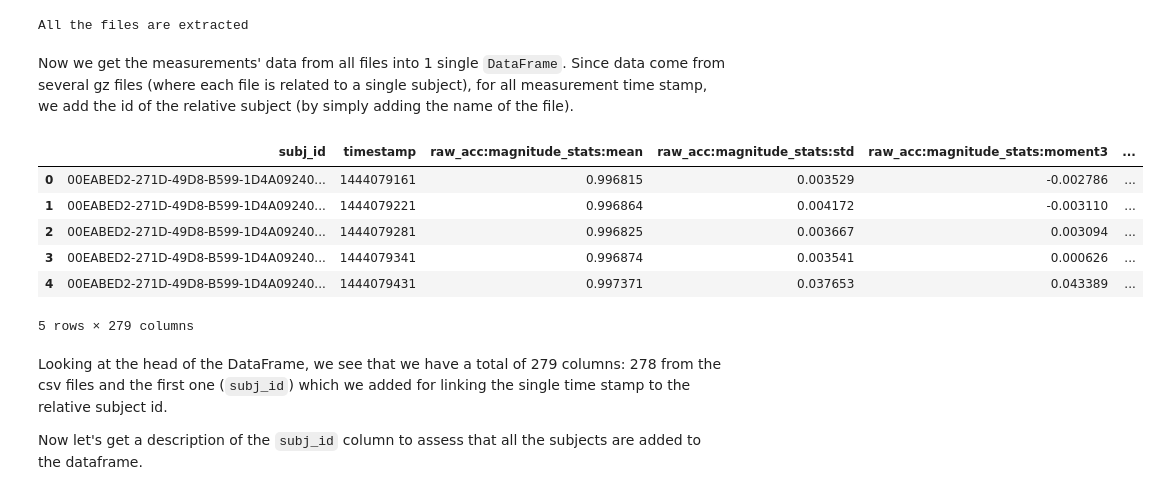
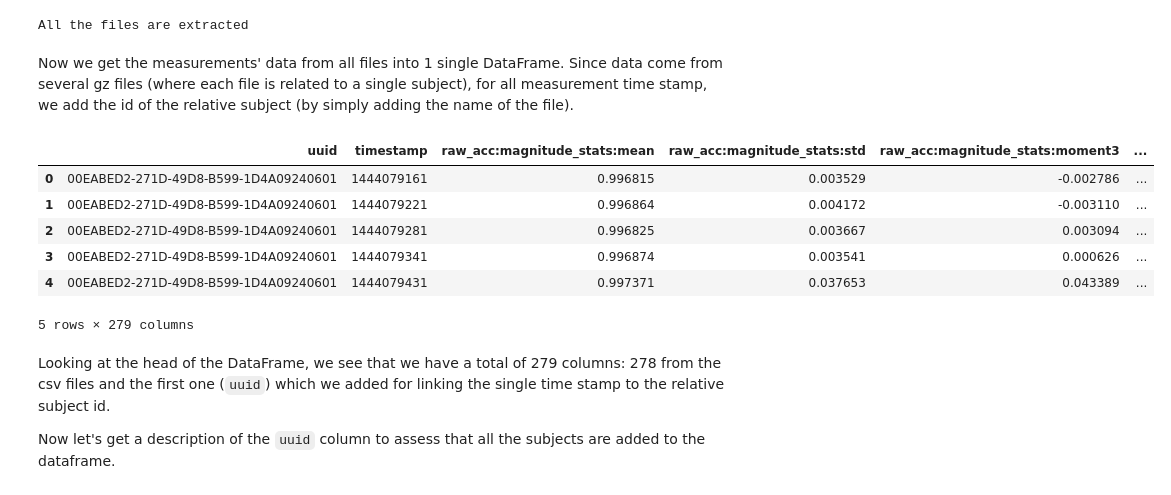
Before and after one commit to MariPS/Behavioral-Context-Recognition, a Jupyter notebook: exploratory-data-analysis.ipynb, the cells around one changed output. Cells and saved outputs as stored; diff of their text form; code cells hidden in the pictures.

```diff
--- a/exploratory-data-analysis.ipynb
+++ b/exploratory-data-analysis.ipynb
@@ -21,34 +21,35 @@ with ZipFile(dset_zip_path, 'r') as zipObject:
 # %% [output]
 All the files are extracted
 # %% [markdown]
-Now we get the measurements' data from all files into 1 single <code>DataFrame</code>.
-Since data come from several gz files (where each file is related to a single subject),
-for all measurement time stamp, we add the id of the relative subject (by simply adding the name of the file).
+Now we get the measurements' data from all files into 1 single DataFrame. Since data come from several gz files (where each file is related to a single subject), for all measurement time stamp, we add the id of the relative subject (by simply adding the name of the file).
 # %%
 import os
 import gzip
 import pandas as pd
 
 df_list=[]
 for gzFile in os.listdir(dset_final_path):
    path_gz = dset_final_path + "\\" + gzFile
    with gzip.open(path_gz) as f:
       df = pd.read_csv(f, header=0)
-      df.insert(0,'subj_id',gzFile)
+      df.insert(0,'uuid',gzFile[:-23])
       df_list.append(df)
 
 df_dset = pd.concat(df_list, axis=0, ignore_index=True)
 df_dset.head()
 # %% [output]
-|  | subj_id | timestamp | raw_acc:magnitude_stats:mean | raw_acc:magnitude_stats:std | raw_acc:magnitude_stats:moment3 | ... |
-| 0 | 00EABED2-271D-49D8-B599-1D4A09240... | 1444079161 | 0.996815 | 0.003529 | -0.002786 | ... |
-| 1 | 00EABED2-271D-49D8-B599-1D4A09240... | 1444079221 | 0.996864 | 0.004172 | -0.003110 | ... |
-| 2 | 00EABED2-271D-49D8-B599-1D4A09240... | 1444079281 | 0.996825 | 0.003667 | 0.003094 | ... |
-| 3 | 00EABED2-271D-49D8-B599-1D4A09240... | 1444079341 | 0.996874 | 0.003541 | 0.000626 | ... |
-| 4 | 00EABED2-271D-49D8-B599-1D4A09240... | 1444079431 | 0.997371 | 0.037653 | 0.043389 | ... |
+|  | uuid | timestamp | raw_acc:magnitude_stats:mean | raw_acc:magnitude_stats:std | raw_acc:magnitude_stats:moment3 | ... |
+| 0 | 00EABED2-271D-49D8-B599-1D4A09240601 | 1444079161 | 0.996815 | 0.003529 | -0.002786 | ... |
+| 1 | 00EABED2-271D-49D8-B599-1D4A09240601 | 1444079221 | 0.996864 | 0.004172 | -0.003110 | ... |
+| 2 | 00EABED2-271D-49D8-B599-1D4A09240601 | 1444079281 | 0.996825 | 0.003667 | 0.003094 | ... |
+| 3 | 00EABED2-271D-49D8-B599-1D4A09240601 | 1444079341 | 0.996874 | 0.003541 | 0.000626 | ... |
+| 4 | 00EABED2-271D-49D8-B599-1D4A09240601 | 1444079431 | 0.997371 | 0.037653 | 0.043389 | ... |
 5 rows × 279 columns
 # %% [markdown]
-Looking at the head of the DataFrame, we see that we have a total of 279 columns: 278 from the csv files and the first one (<code>subj_id</code>) which we added for linking the single time stamp to the relative subject id.
+Looking at the head of the DataFrame, we see that we have a total
+of 279 columns: 278 from the csv files and the first one
+(<code>uuid</code>) which we added for linking the single time stamp
+to the relative subject id.
 
-Now let's get a description of the <code>subj_id</code> column to assess that all the subjects are added to the dataframe.
+Now let's get a description of the <code>uuid</code> column to assess that all the subjects are added to the dataframe.
 # %%
```
Also changed, not shown: parts of 6 cells of this notebook.
